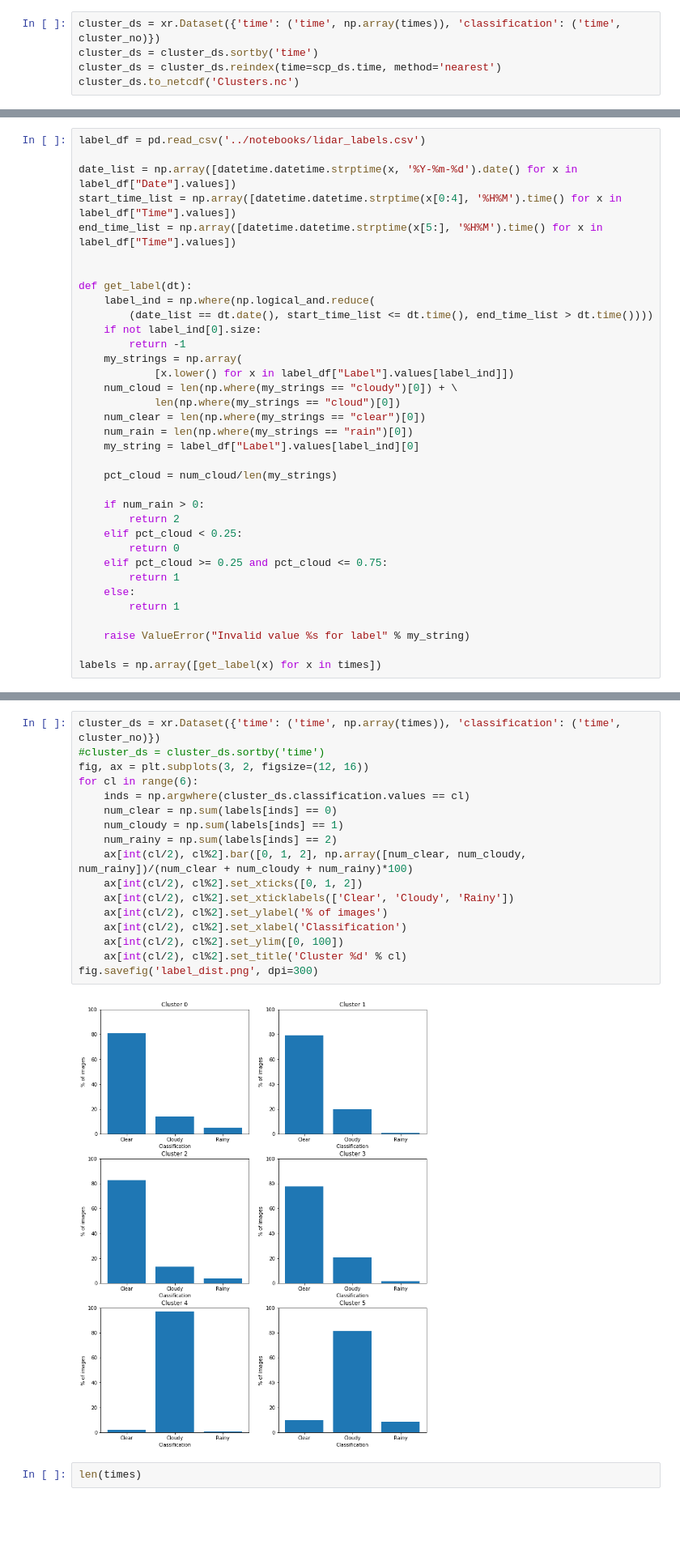
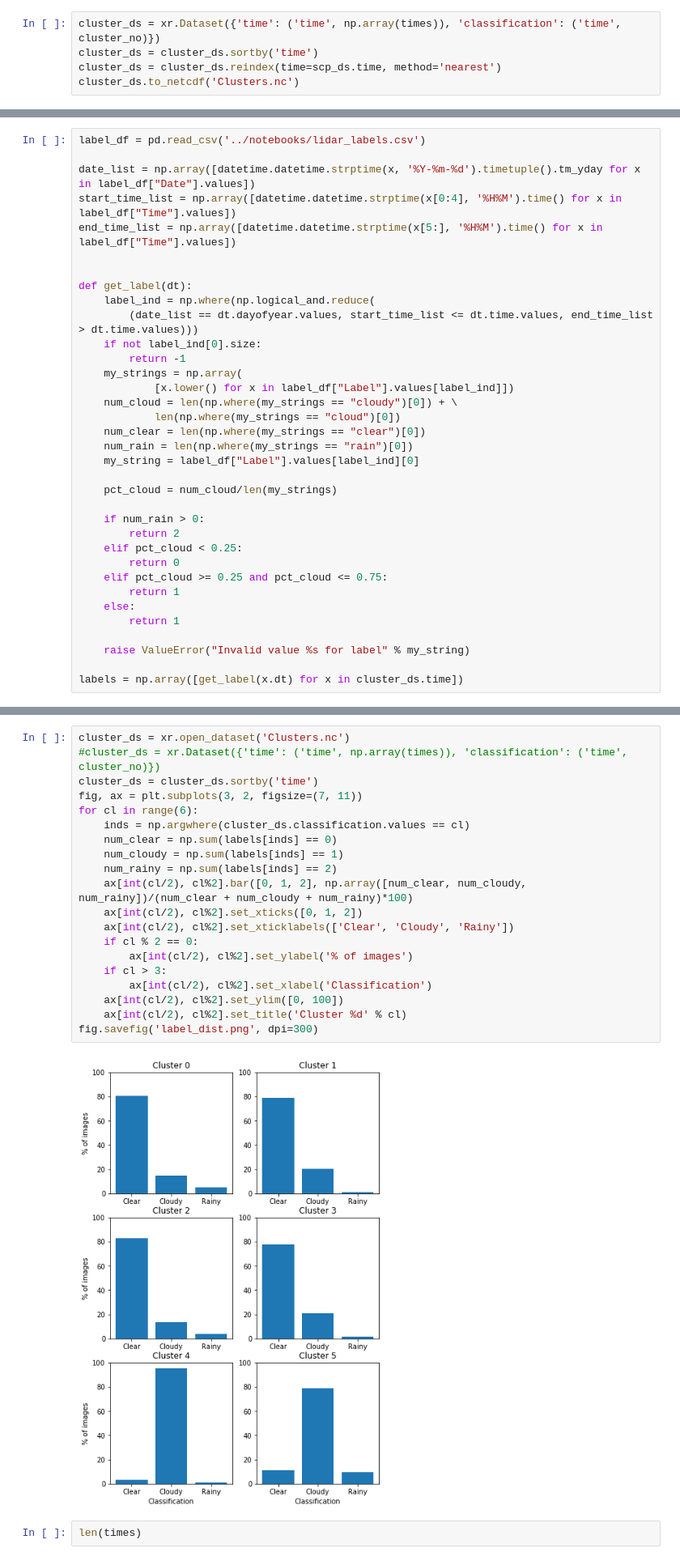
Before and after one commit to rcjackson/arming_the_edge, a Jupyter notebook: notebooks/ImageCluster.ipynb, the cells around one changed output, grey strips where cells are left out. Shown at 81% size. Saved outputs shown, nothing was run; the diff lists cells and outputs as text; blank space fills up the shorter version.

```diff
--- a/notebooks/ImageCluster.ipynb
+++ b/notebooks/ImageCluster.ipynb
@@ -281,14 +281,14 @@ for cl in range(6):
 # %%
 label_df = pd.read_csv('../notebooks/lidar_labels.csv')
 
-date_list = np.array([datetime.datetime.strptime(x, '%Y-%m-%d').date() for x in label_df["Date"].values])
+date_list = np.array([datetime.datetime.strptime(x, '%Y-%m-%d').timetuple().tm_yday for x in label_df["Date"].values])
 start_time_list = np.array([datetime.datetime.strptime(x[0:4], '%H%M').time() for x in label_df["Time"].values])
 end_time_list = np.array([datetime.datetime.strptime(x[5:], '%H%M').time() for x in label_df["Time"].values])
 
 
 def get_label(dt):
     label_ind = np.where(np.logical_and.reduce(
-        (date_list == dt.date(), start_time_list <= dt.time(), end_time_list > dt.time())))
+        (date_list == dt.dayofyear.values, start_time_list <= dt.time.values, end_time_list > dt.time.values)))
     if not label_ind[0].size:
         return -1
     my_strings = np.array(
@@ -312,4 +312,4 @@ def get_label(dt):
 
     raise ValueError("Invalid value %s for label" % my_string)
 
-labels = np.array([get_label(x) for x in times])
+labels = np.array([get_label(x.dt) for x in cluster_ds.time])
@@ -316,22 +320,25 @@ labels = np.array([get_label(x) for x in times])
 # %%
-cluster_ds = xr.Dataset({'time': ('time', np.array(times)), 'classification': ('time', cluster_no)})
-#cluster_ds = cluster_ds.sortby('time')
-fig, ax = plt.subplots(3, 2, figsize=(12, 16))
+cluster_ds = xr.open_dataset('Clusters.nc')
+#cluster_ds = xr.Dataset({'time': ('time', np.array(times)), 'classification': ('time', cluster_no)})
+cluster_ds = cluster_ds.sortby('time')
+fig, ax = plt.subplots(3, 2, figsize=(7, 11))
 for cl in range(6):
     inds = np.argwhere(cluster_ds.classification.values == cl)
     num_clear = np.sum(labels[inds] == 0)
     num_cloudy = np.sum(labels[inds] == 1)
     num_rainy = np.sum(labels[inds] == 2)
     ax[int(cl/2), cl%2].bar([0, 1, 2], np.array([num_clear, num_cloudy, num_rainy])/(num_clear + num_cloudy + num_rainy)*100)
     ax[int(cl/2), cl%2].set_xticks([0, 1, 2])
     ax[int(cl/2), cl%2].set_xticklabels(['Clear', 'Cloudy', 'Rainy'])
-    ax[int(cl/2), cl%2].set_ylabel('% of images')
-    ax[int(cl/2), cl%2].set_xlabel('Classification')
+    if cl % 2 == 0:
+        ax[int(cl/2), cl%2].set_ylabel('% of images')
+    if cl > 3:
+        ax[int(cl/2), cl%2].set_xlabel('Classification')
     ax[int(cl/2), cl%2].set_ylim([0, 100])
     ax[int(cl/2), cl%2].set_title('Cluster %d' % cl)
 fig.savefig('label_dist.png', dpi=300)
 # %% [output]
-[figure, old version]
+[figure, new version]
 # %%
 len(times)
 # %% [output]
```
Also changed, not shown: parts of 1 cell of this notebook, 10 other files.
